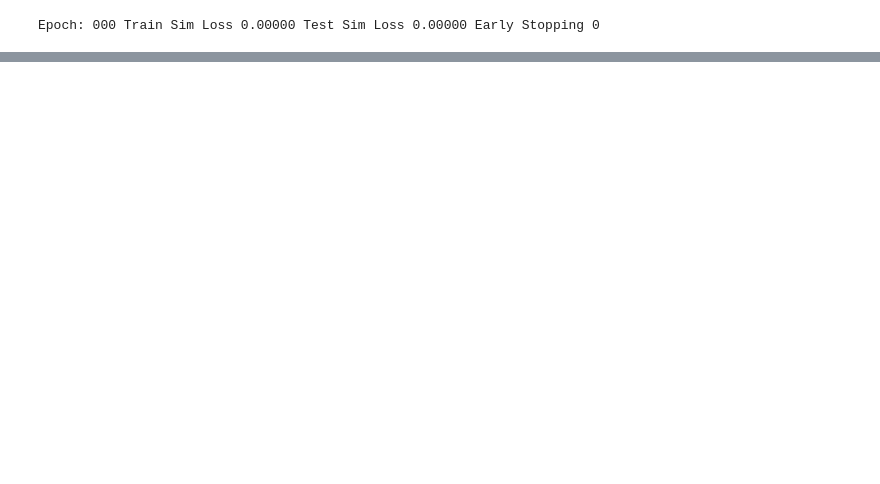
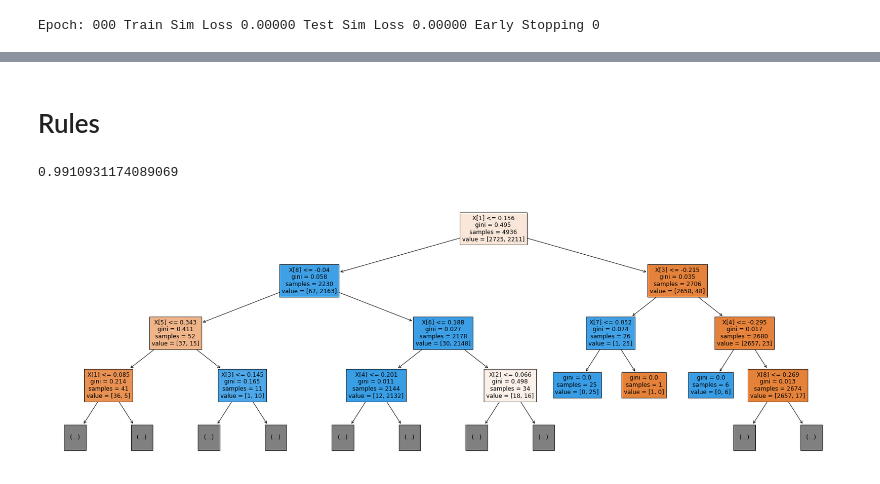
Before and after one commit to francescobodria/posthoc-similaryclass-counterfactuals, a Jupyter notebook: main.ipynb, the cells around one changed output, grey strips where cells are left out. Drawn from its saved outputs; the diff is of its cells as text; code cells hidden in the pictures; blank space fills up the shorter version.

```diff
--- a/main.ipynb
+++ b/main.ipynb
@@ -328,0 +349,14 @@ plt.grid()
+# %% [markdown]
+# Rules
+# %%
+from sklearn import tree
+clf_dt = tree.DecisionTreeClassifier()
+y_train_pred = clf_xgb.predict(X_train[:,:-1])
+y_test_pred = clf_xgb.predict(X_test[:,:-1])
+clf_dt = clf_dt.fit(Z_train, y_train_pred)
+plt.figure(figsize=(30,10))
+tree.plot_tree(clf_dt,max_depth=3,filled=True)
+clf_dt.score(Z_test,y_test_pred)
+# %% [output]
+0.9910931174089069
+[figure, added]
```
Also changed, not shown: parts of 26 cells of this notebook, 51 other files.
